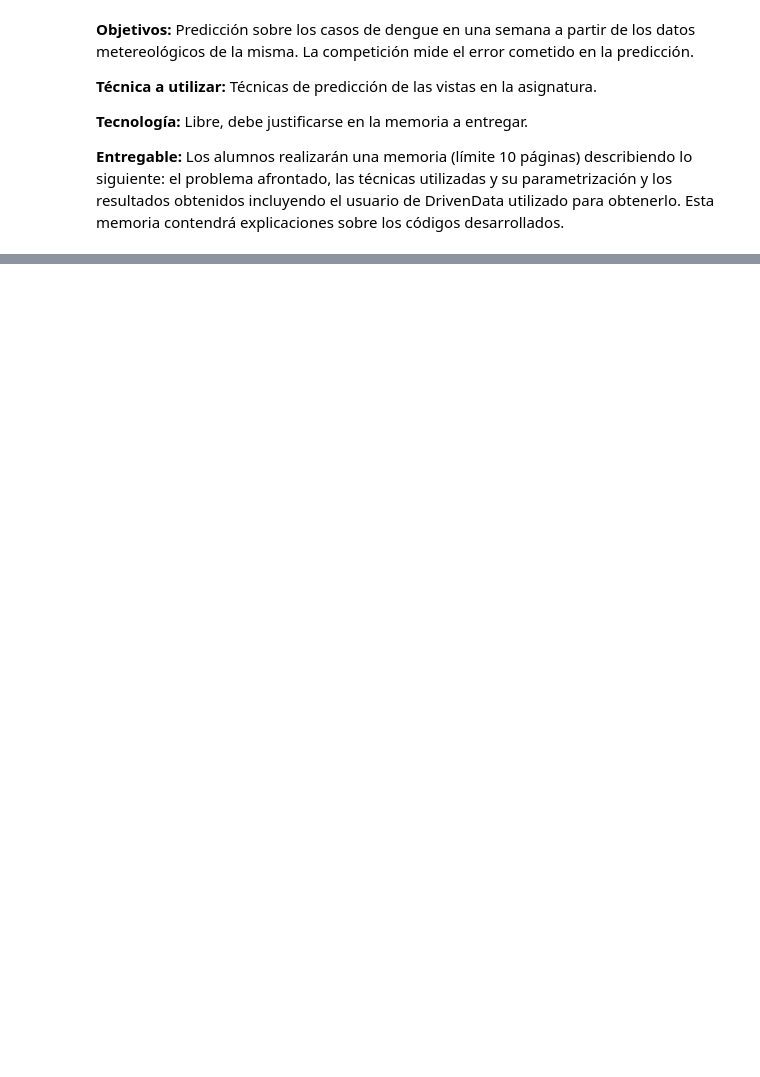
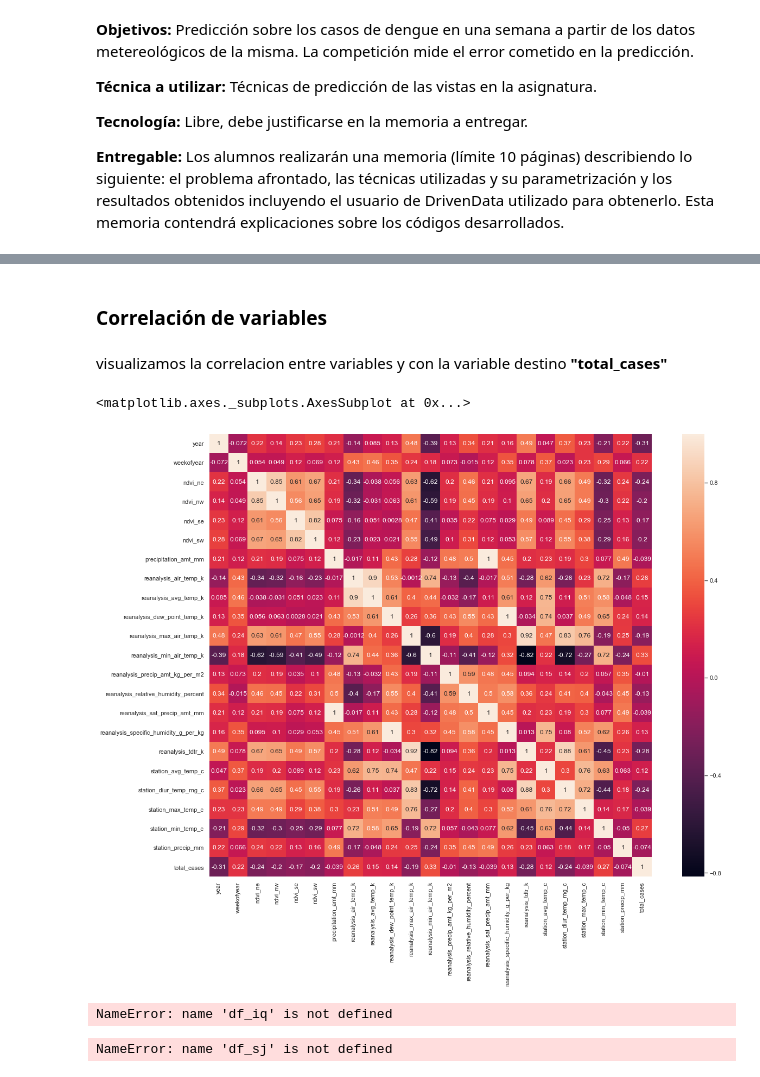
Before and after one commit to DanielEdu/MGIB06_DengueAI, a Jupyter notebook: AG02_Prediction.ipynb, the cells around one changed output, grey strips where cells are left out. Saved outputs shown, nothing was run; the diff lists cells and outputs as text; code cells hidden in the pictures; blank space fills up the shorter version.

```diff
--- a/AG02_Prediction.ipynb
+++ b/AG02_Prediction.ipynb
@@ -19,0 +36,2 @@ NameError: name 'jj' is not defined
+# %%
+dfJoined = pd.merge(train, labels, left_index=True, right_index=True,on=['city','year','weekofyear'])
@@ -19,0 +48,22 @@ NameError: name 'jj' is not defined
+# %% [markdown]
+### Correlación de  variables
+# %% [markdown]
+visualizamos la correlacion entre variables y con la variable destino  __"total_cases"__
+# %%
+
+sns.set()
+fig, ax = plt.subplots(figsize=(20,15))
+sns.heatmap(dfJoined.corr(), square=True, annot=True,ax=ax)
+# %% [output]
+<matplotlib.axes._subplots.AxesSubplot at 0x...>
+[figure, added]
+# %%
+sns.heatmap(df_iq.corr(), cmap='RdBu')
+plt.title('Iquitos Variable Correlations')
+# %% [output]
+NameError: name 'df_iq' is not defined
+# %%
+sns.heatmap(df_sj.corr(), cmap='RdBu')
+plt.title('San Juan Variable Correlations')
+# %% [output]
+NameError: name 'df_sj' is not defined
```
Also changed, not shown: parts of 48 cells of this notebook, 11 other files.
